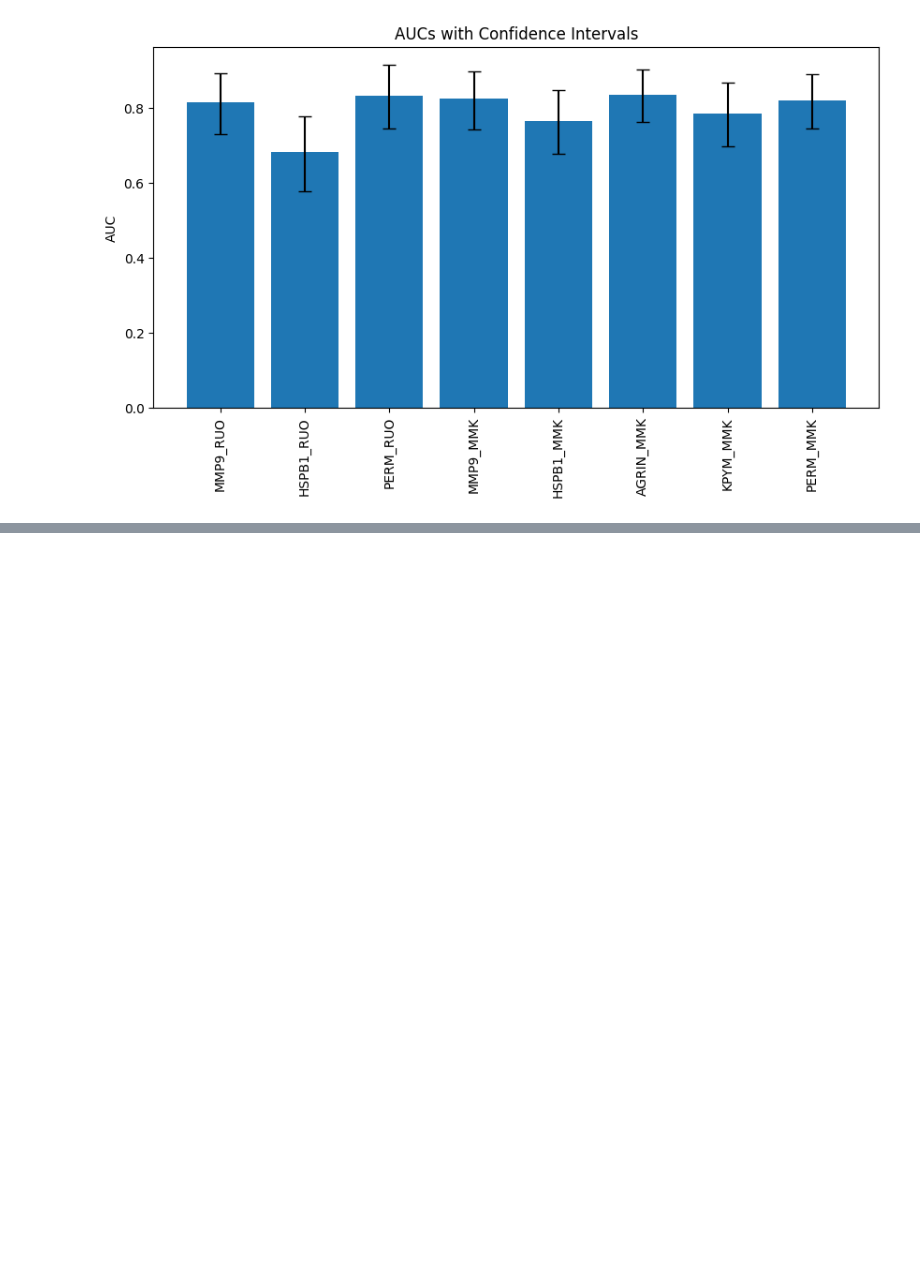
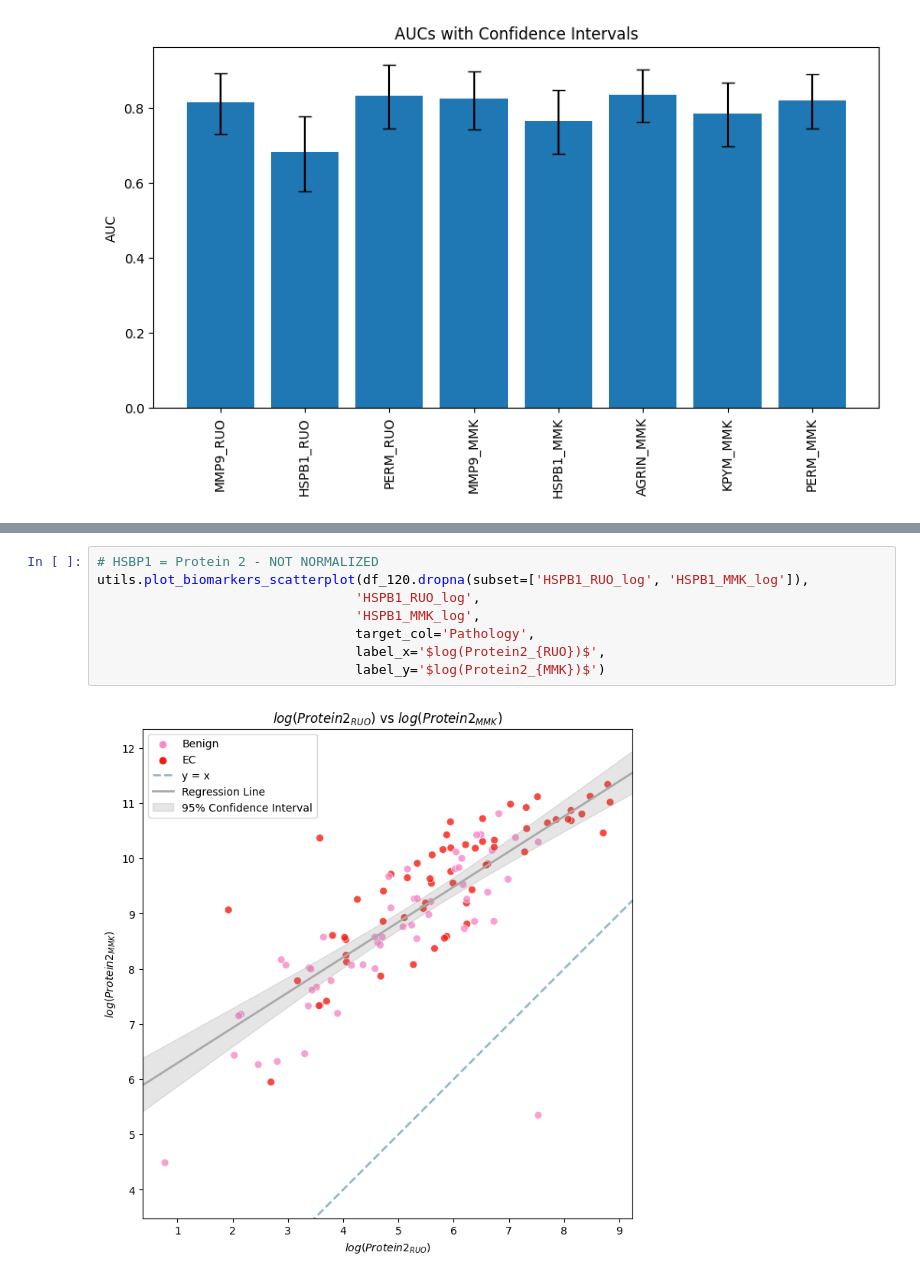
Before and after one commit to MiMARK-es/cohort-analysis, a Jupyter notebook: notebooks/60x60_aucs_analysis.ipynb, the cells around one changed output, grey strips where cells are left out. Drawn from its saved outputs; the diff is of its cells as text; blank space fills up the shorter version.

```diff
--- a/notebooks/60x60_aucs_analysis.ipynb
+++ b/notebooks/60x60_aucs_analysis.ipynb
@@ -377,0 +429,10 @@ plt.show()
+# %%
+# HSBP1 = Protein 2 - NOT NORMALIZED
+utils.plot_biomarkers_scatterplot(df_120.dropna(subset=['HSPB1_RUO_log', 'HSPB1_MMK_log']),
+                                 'HSPB1_RUO_log',
+                                 'HSPB1_MMK_log',
+                                 target_col='Pathology',
+                                 label_x='$log(Protein2_{RUO})$',
+                                 label_y='$log(Protein2_{MMK})$')
+# %% [output]
+[figure, added]
```
Also changed, not shown: parts of 10 cells of this notebook.
